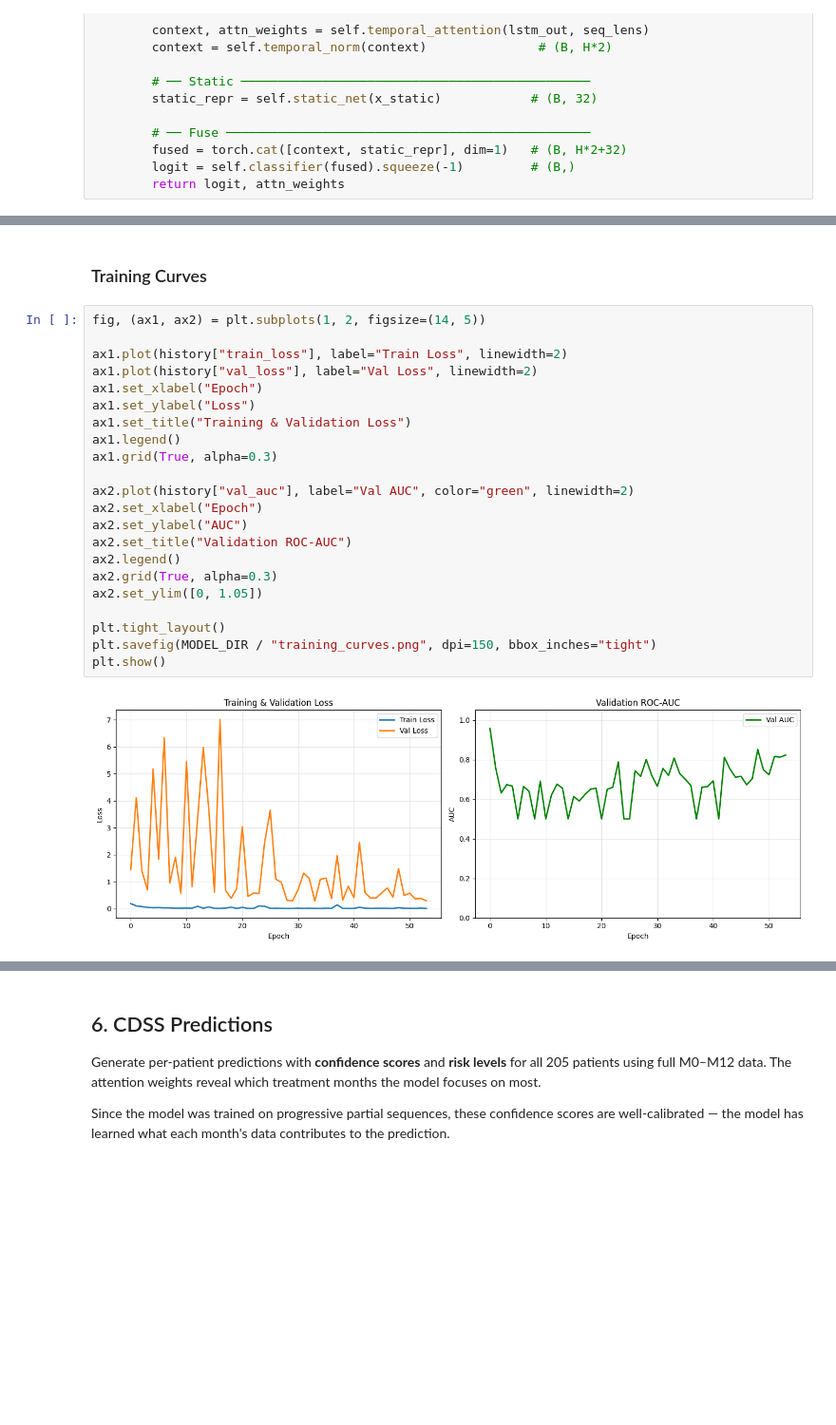
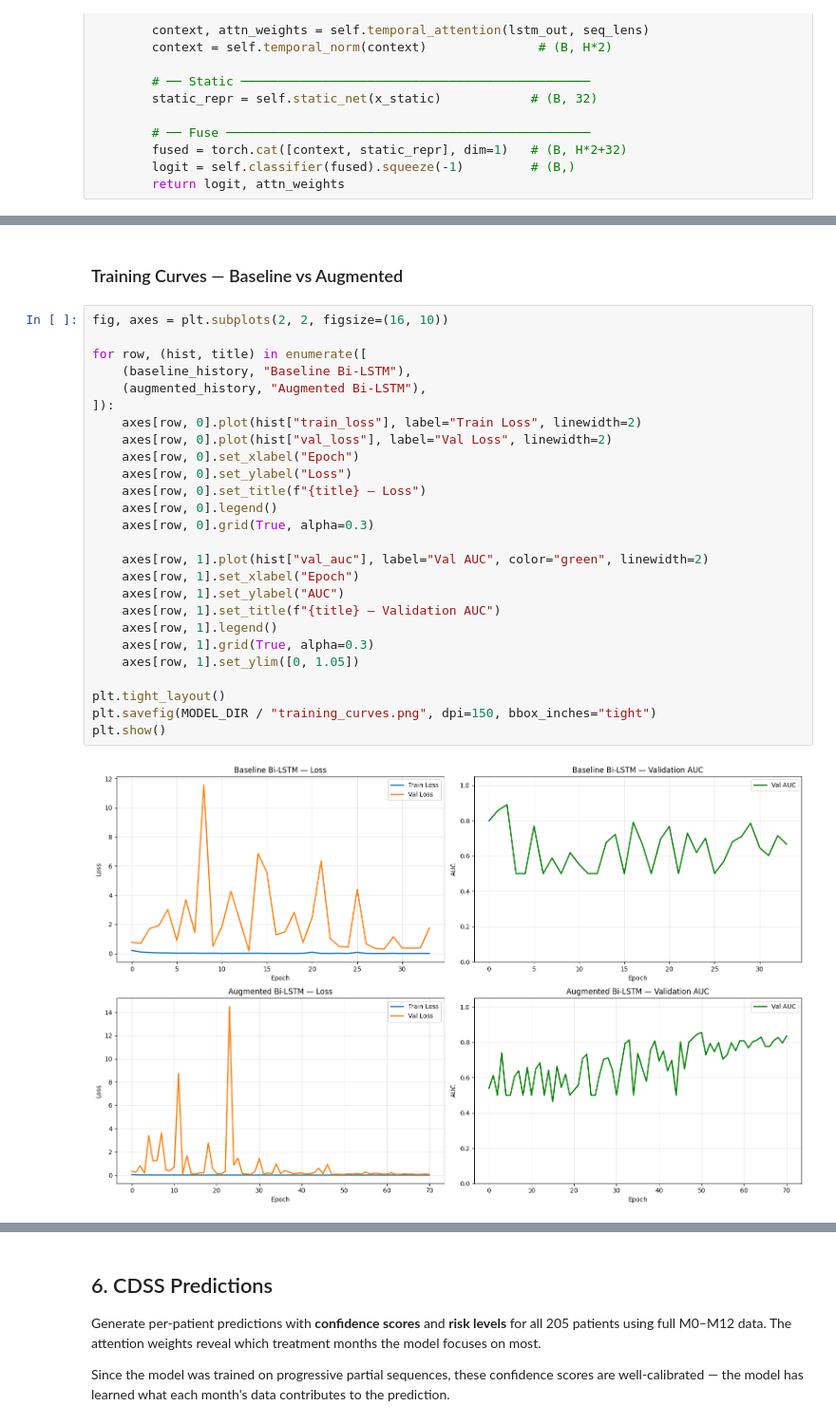
Before and after one commit to VladTemp27/TB-DOTS-CAR-CDSS, a Jupyter notebook: Hybrid_Bi-LSTM_temporal.ipynb, the cells around one changed output, grey strips where cells are left out. Shown at 95% size. Saved outputs shown, nothing was run; the diff lists cells and outputs as text; blank space fills up the shorter version.

Commit message:
feat: added ENN on top of SMOTE also added a comparison with the baseline and augmented dataset

```diff
--- a/Hybrid_Bi-LSTM_temporal.ipynb
+++ b/Hybrid_Bi-LSTM_temporal.ipynb
@@ -561,27 +795,31 @@ Early stopping at epoch 54 (best epoch: 34, val_loss: 0.2785)
 # %% [markdown]
-### Training Curves
+### Training Curves — Baseline vs Augmented
 # %%
-fig, (ax1, ax2) = plt.subplots(1, 2, figsize=(14, 5))
+fig, axes = plt.subplots(2, 2, figsize=(16, 10))
 
-ax1.plot(history["train_loss"], label="Train Loss", linewidth=2)
-ax1.plot(history["val_loss"], label="Val Loss", linewidth=2)
-ax1.set_xlabel("Epoch")
-ax1.set_ylabel("Loss")
-ax1.set_title("Training & Validation Loss")
-ax1.legend()
-ax1.grid(True, alpha=0.3)
+for row, (hist, title) in enumerate([
+    (baseline_history, "Baseline Bi-LSTM"),
+    (augmented_history, "Augmented Bi-LSTM"),
+]):
+    axes[row, 0].plot(hist["train_loss"], label="Train Loss", linewidth=2)
+    axes[row, 0].plot(hist["val_loss"], label="Val Loss", linewidth=2)
+    axes[row, 0].set_xlabel("Epoch")
+    axes[row, 0].set_ylabel("Loss")
+    axes[row, 0].set_title(f"{title} — Loss")
+    axes[row, 0].legend()
+    axes[row, 0].grid(True, alpha=0.3)
 
-ax2.plot(history["val_auc"], label="Val AUC", color="green", linewidth=2)
-ax2.set_xlabel("Epoch")
-ax2.set_ylabel("AUC")
-ax2.set_title("Validation ROC-AUC")
-ax2.legend()
-ax2.grid(True, alpha=0.3)
-ax2.set_ylim([0, 1.05])
+    axes[row, 1].plot(hist["val_auc"], label="Val AUC", color="green", linewidth=2)
+    axes[row, 1].set_xlabel("Epoch")
+    axes[row, 1].set_ylabel("AUC")
+    axes[row, 1].set_title(f"{title} — Validation AUC")
+    axes[row, 1].legend()
+    axes[row, 1].grid(True, alpha=0.3)
+    axes[row, 1].set_ylim([0, 1.05])
 
 plt.tight_layout()
 plt.savefig(MODEL_DIR / "training_curves.png", dpi=150, bbox_inches="tight")
 plt.show()
 # %% [output]
-[figure, old version]
+[figure, new version]
 # %% [markdown]
```
Also changed, not shown: parts of 20 cells of this notebook.
